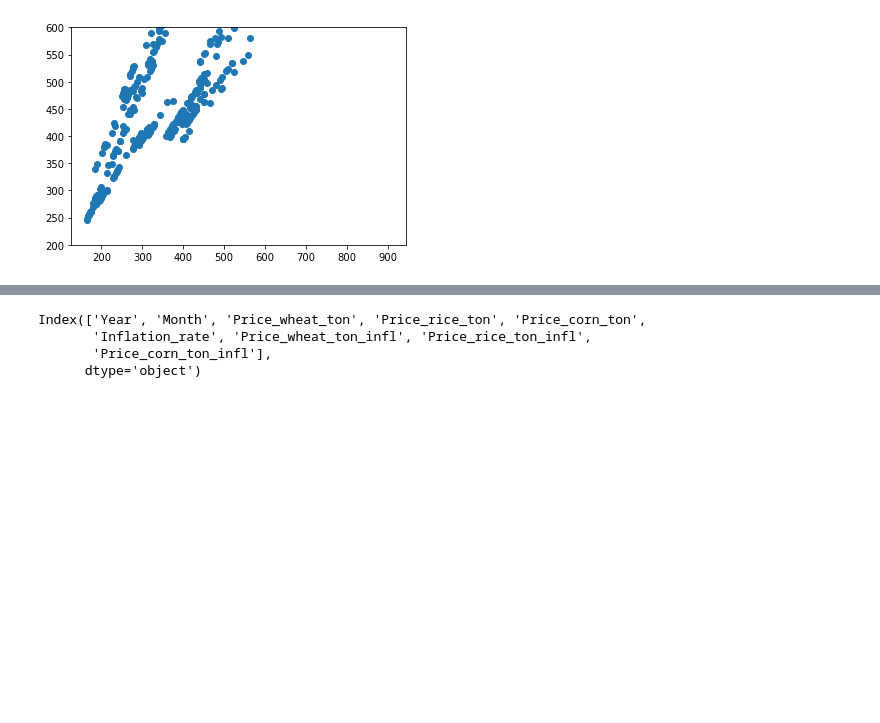
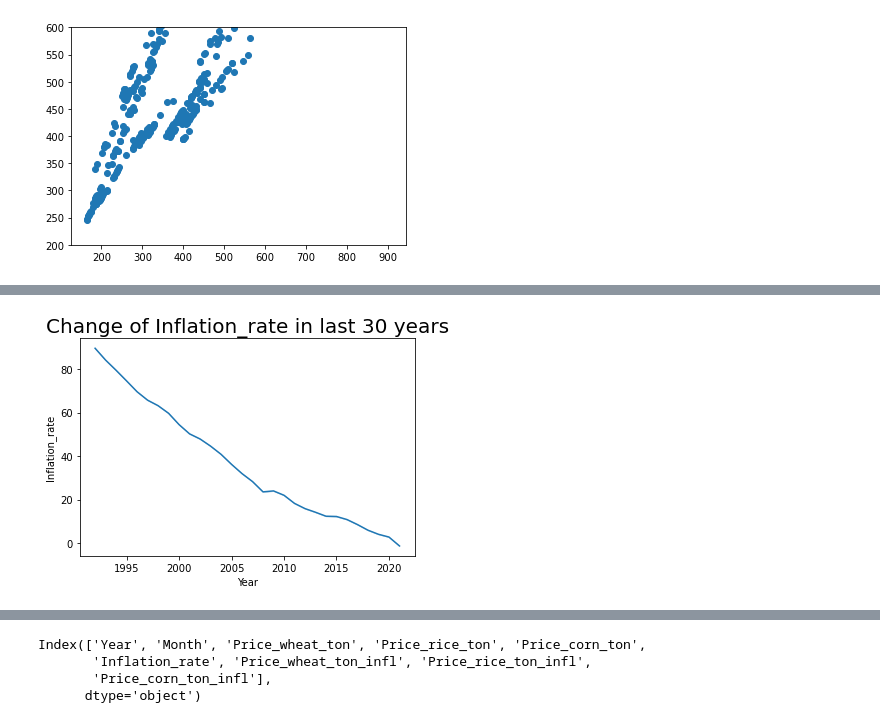
Before and after one commit to CS521-Burstein/final-project-JingyaoLu, a Jupyter notebook: team project 521 (1).ipynb, the cells around one changed output, grey strips where cells are left out. Cells and saved outputs as stored; diff of their text form; code cells hidden in the pictures; blank space fills up the shorter version.

```diff
--- a/team project 521 (1).ipynb
+++ b/team project 521 (1).ipynb
@@ -150,0 +159,5 @@ plt.show()
+# %%
+sns.lineplot(x="Year", y="Inflation_rate",data=dataset)
+plt.title("Change of Inflation_rate in last 30 years", fontsize = 20);
+# %% [output]
+[figure, added]
```
Also changed, not shown: parts of 51 cells of this notebook.
